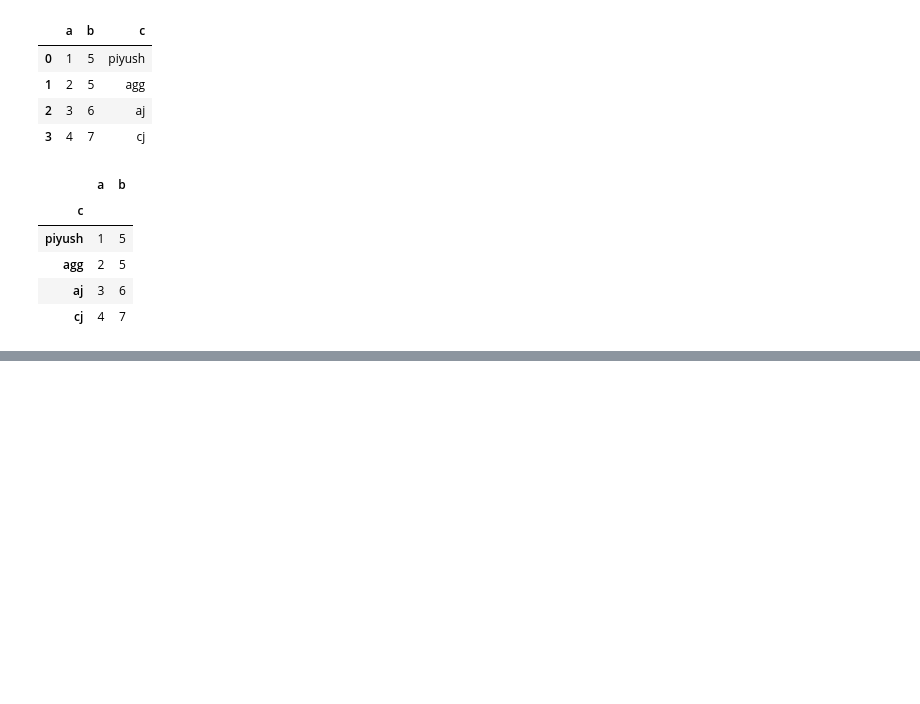
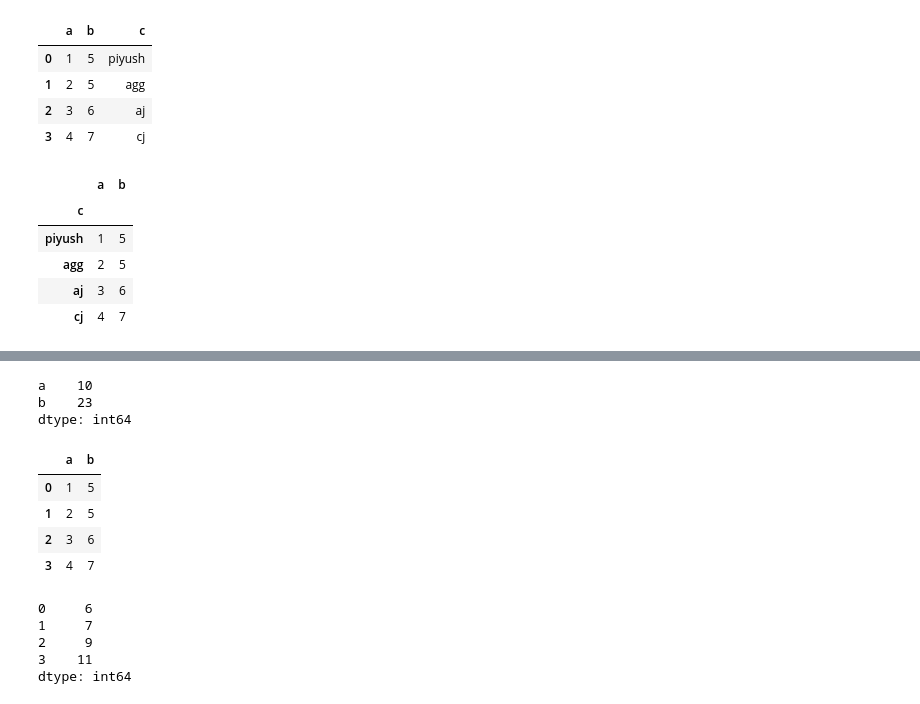
Before and after one commit to Piyush6678/pwDataScience, a Jupyter notebook: class/python/pandas/pandasAdvance3.ipynb, the cells around one changed output, grey strips where cells are left out. Drawn from its saved outputs; the diff is of its cells as text; code cells hidden in the pictures; blank space fills up the shorter version.

```diff
--- a/class/python/pandas/pandasAdvance3.ipynb
+++ b/class/python/pandas/pandasAdvance3.ipynb
@@ -298,0 +341,22 @@ df1
+# %%
+df1.apply(func_sum, axis = 0)
+# %% [output]
+a    10
+b    23
+dtype: int64
+# %%
+df1
+# %% [output]
+|  | a | b |
+| 0 | 1 | 5 |
+| 1 | 2 | 5 |
+| 2 | 3 | 6 |
+| 3 | 4 | 7 |
+# %%
+df1.apply(func_sum, axis = 1)
+# %% [output]
+0     6
+1     7
+2     9
+3    11
+dtype: int64
```
Also changed, not shown: parts of 10 cells of this notebook, 8 other files.
